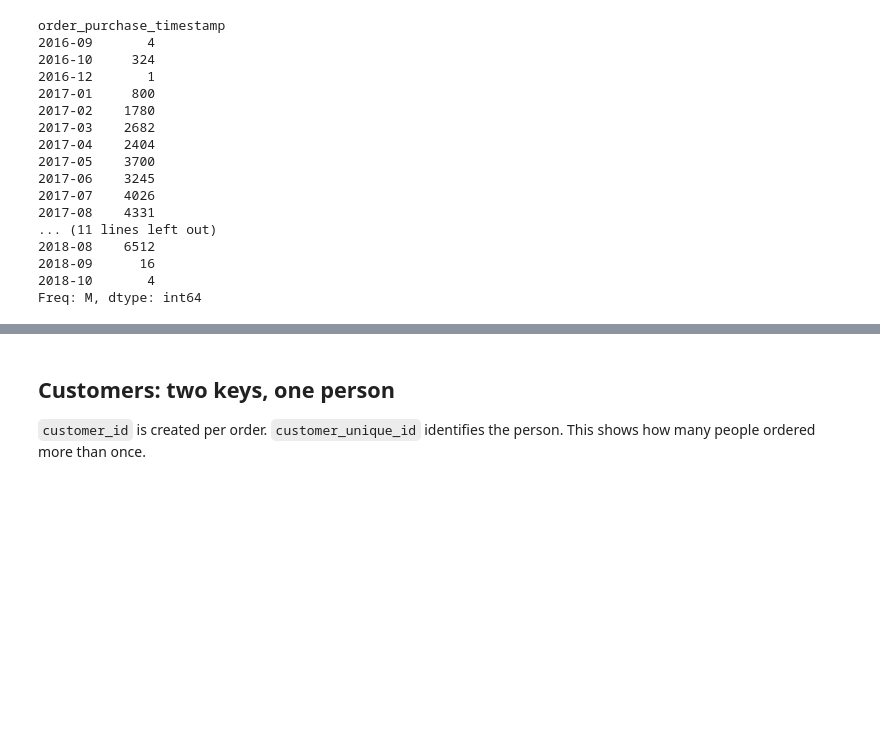
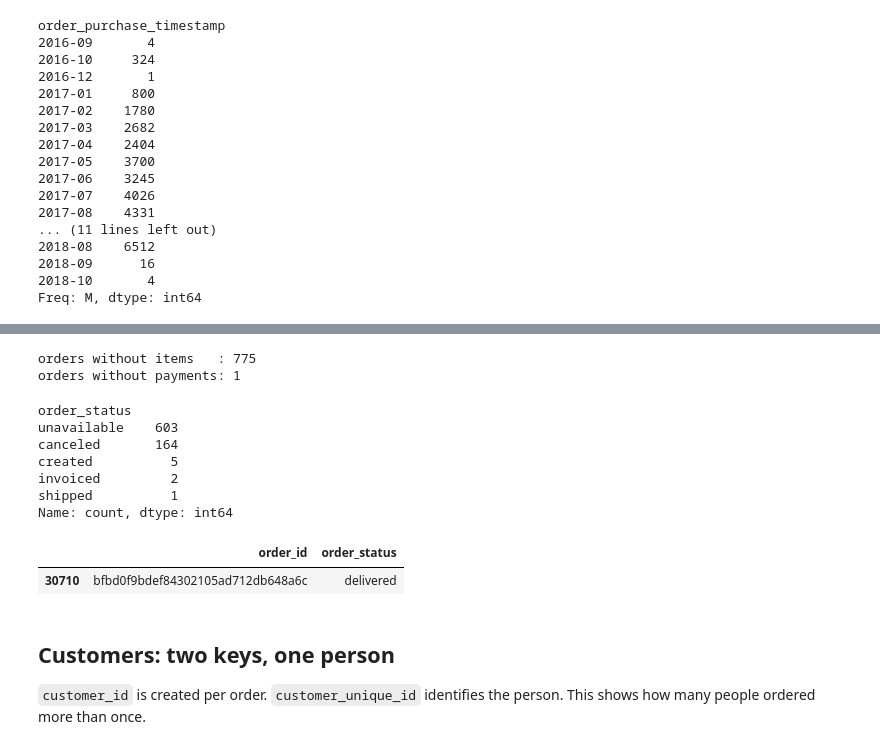
Before and after one commit to arshad-macy/Brazillian_ecommerce_analysis, a Jupyter notebook: pynotebooks/datacleaning.ipynb, the cells around one changed output, grey strips where cells are left out. Drawn from its saved outputs; the diff is of its cells as text; code cells hidden in the pictures; blank space fills up the shorter version.

```diff
--- a/pynotebooks/datacleaning.ipynb
+++ b/pynotebooks/datacleaning.ipynb
@@ -510,9 +520,16 @@ orders["delivery_delay_days"] = (orders["order_delivered_customer_date"]
 delay = orders["delivery_delay_days"]
 orders["is_late"] = (delay > 0).astype("Int8").where(delay.notna())
 
-# logical consistency: delivery should not come before purchase
-print("delivered before purchase:",
+# NEW: anomaly flags (flag, don't remove)
+orders["delivered_missing_date"] = ((orders["order_status"] == "delivered")
+                                    & orders["order_delivered_customer_date"].isna()).astype(int)
+orders["canceled_with_delivery"] = ((orders["order_status"] == "canceled")
+                                    & orders["order_delivered_customer_date"].notna()).astype(int)
+
+print("delivered before purchase :",
       (orders["order_delivered_customer_date"] < orders["order_purchase_timestamp"]).sum())
+print("delivered_missing_date    :", orders["delivered_missing_date"].sum())
+print("canceled_with_delivery    :", orders["canceled_with_delivery"].sum())
 
 d["orders"] = orders
 # %% [output]
@@ -519,0 +571,9 @@ delivered before purchase: 0
+# %%
+o = d["orders"]
+
+d["orders"]["carrier_date_suspect"] = (
+    (o["order_delivered_carrier_date"] < o["order_purchase_timestamp"])      # handed over before the order existed
+    | (o["order_delivered_carrier_date"] > o["order_delivered_customer_date"])  # handed over after it was delivered
+).astype(int)
+
+print("carrier_date_suspect:", d["orders"]["carrier_date_suspect"].sum())
@@ -558,3 +626,27 @@ Freq: M, dtype: int64
+# %%
+item_ids = set(d["order_items"]["order_id"])
+pay_ids  = set(d["payments"]["order_id"])
+
+d["orders"]["has_items"]   = d["orders"]["order_id"].isin(item_ids).astype(int)
+d["orders"]["has_payment"] = d["orders"]["order_id"].isin(pay_ids).astype(int)
+
+o = d["orders"]
+print("orders without items   :", (o["has_items"] == 0).sum())
+print("orders without payments:", (o["has_payment"] == 0).sum())
+display(o.loc[o["has_items"] == 0, "order_status"].value_counts())
+display(o.loc[o["has_payment"] == 0, ["order_id", "order_status"]])
+# %% [output]
+orders without items   : 775
+orders without payments: 1
+order_status
+unavailable    603
+canceled       164
+created          5
+invoiced         2
+shipped          1
+Name: count, dtype: int64
+|  | order_id | order_status |
+| 30710 | bfbd0f9bdef84302105ad712db648a6c | delivered |
 # %% [markdown]
 ## Customers: two keys, one person
 `customer_id` is created per order. `customer_unique_id` identifies the person. This shows how many people ordered more than once.
```
Also changed, not shown: parts of 27 cells of this notebook, 11 other files.
